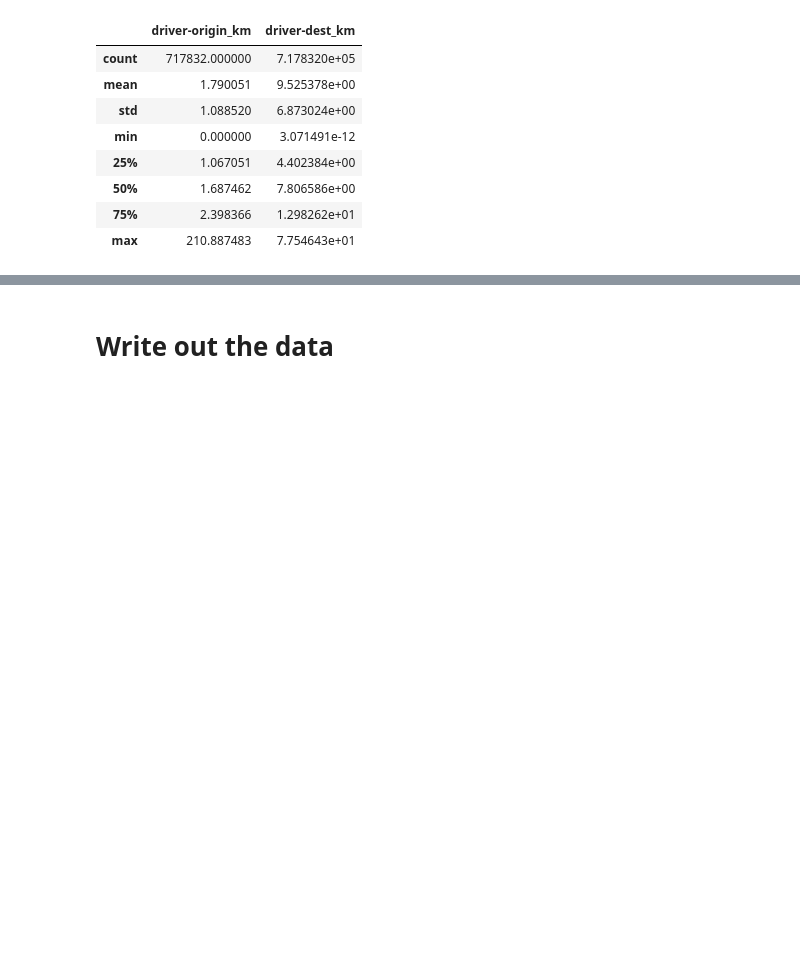
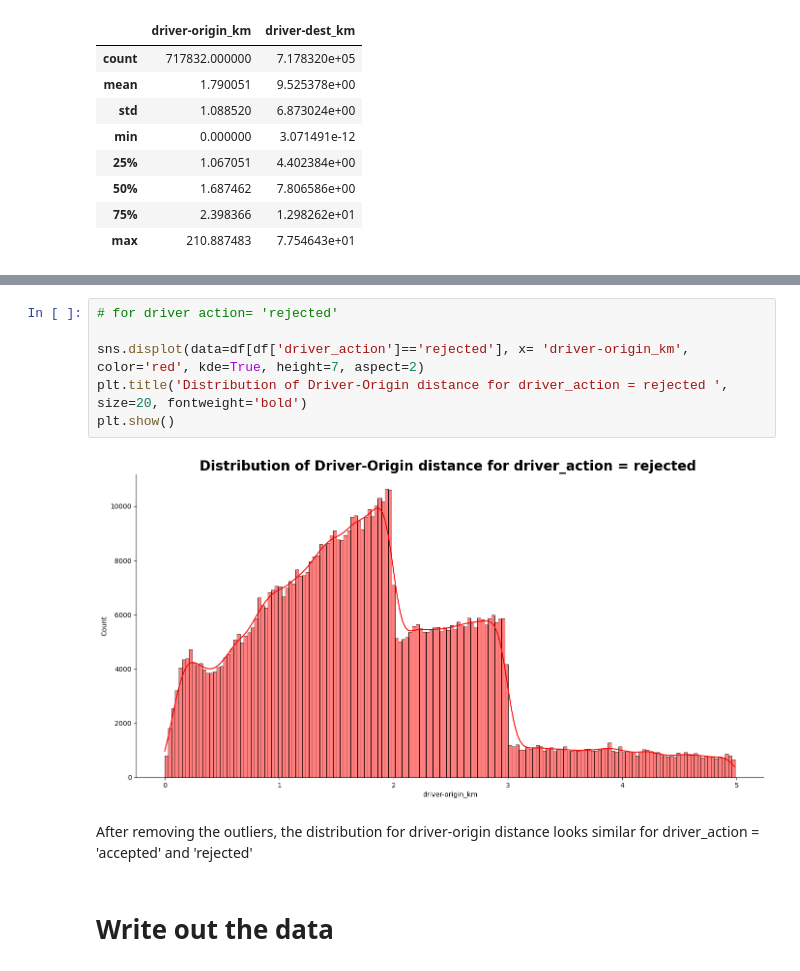
Before and after one commit to emtinanseo/Optimization-with-Causal-Inference, a Jupyter notebook: notebooks/eda_firstlook.ipynb, the cells around one changed output, grey strips where cells are left out. Drawn from its saved outputs; the diff is of its cells as text; blank space fills up the shorter version.

```diff
--- a/notebooks/eda_firstlook.ipynb
+++ b/notebooks/eda_firstlook.ipynb
@@ -533,3 +568,13 @@ df_merged[['driver-origin_km', 'driver-dest_km']].describe()
+# %%
+# for driver action= 'rejected'
+
+sns.displot(data=df[df['driver_action']=='rejected'], x= 'driver-origin_km', color='red', kde=True, height=7, aspect=2)
+plt.title('Distribution of Driver-Origin distance for driver_action = rejected ', size=20, fontweight='bold')
+plt.show()
+# %% [output]
+[figure, added]
+# %% [markdown]
+After removing the outliers, the distribution for driver-origin distance looks similar for driver_action = 'accepted' and 'rejected'
 # %% [markdown]
 # Write out the data
 # %%
```
Also changed, not shown: parts of 9 cells of this notebook, 1 other file.
